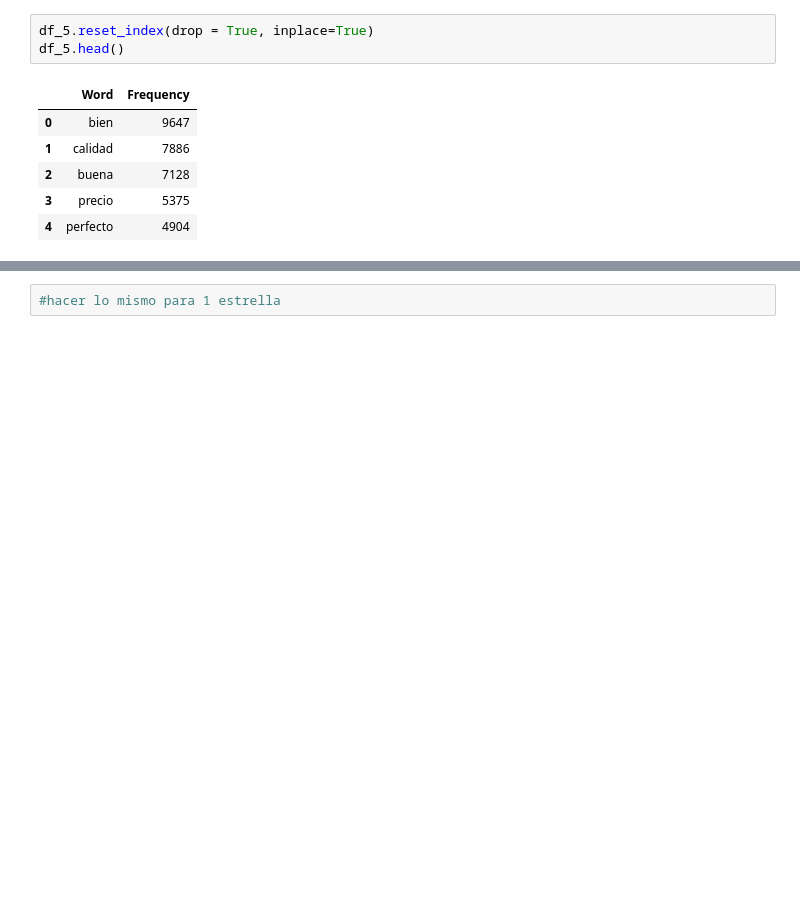
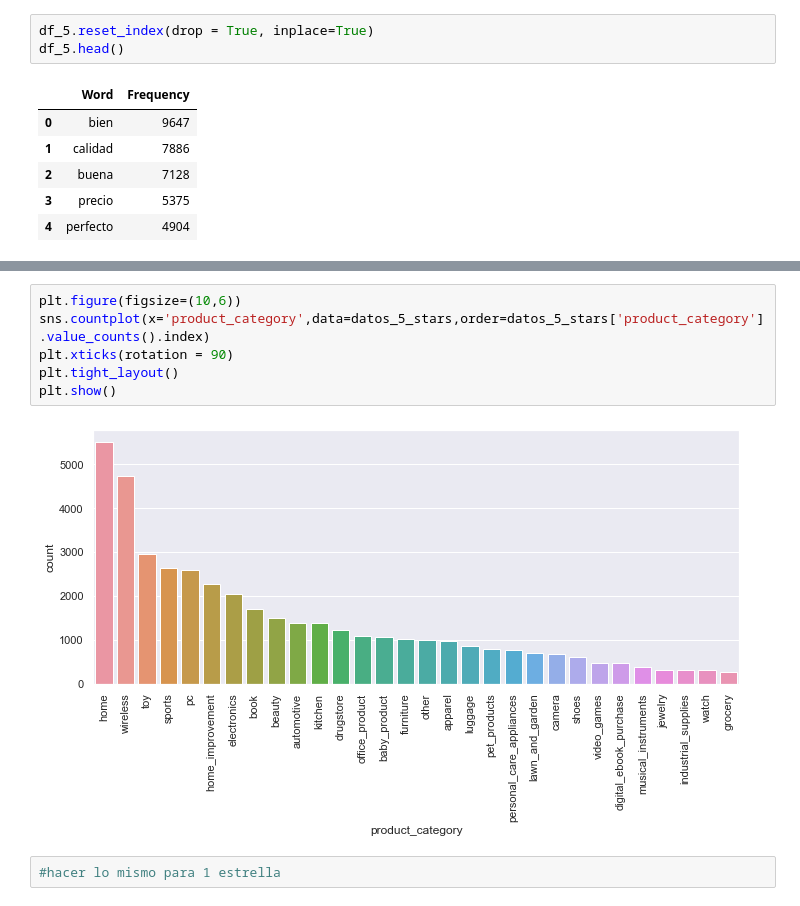
Before and after one commit to mmied/nlp-proyect, a Jupyter notebook: nlp_proyect/nlp_proyect.ipynb, the cells around one changed output, grey strips where cells are left out. Drawn from its saved outputs; the diff is of its cells as text; blank space fills up the shorter version.

```diff
--- a/nlp_proyect/nlp_proyect.ipynb
+++ b/nlp_proyect/nlp_proyect.ipynb
@@ -285,3 +274,11 @@ plt.show()
+# %%
+plt.figure(figsize=(10,6))
+sns.countplot(x='product_category',data=datos_5_stars,order=datos_5_stars['product_category'].value_counts().index)
+plt.xticks(rotation = 90)
+plt.tight_layout()
+plt.show()
+# %% [output]
+[figure, added]
 # %%
 #hacer lo mismo para 1 estrella
 # %%
```
Also changed, not shown: parts of 33 cells of this notebook, 4 other files.
